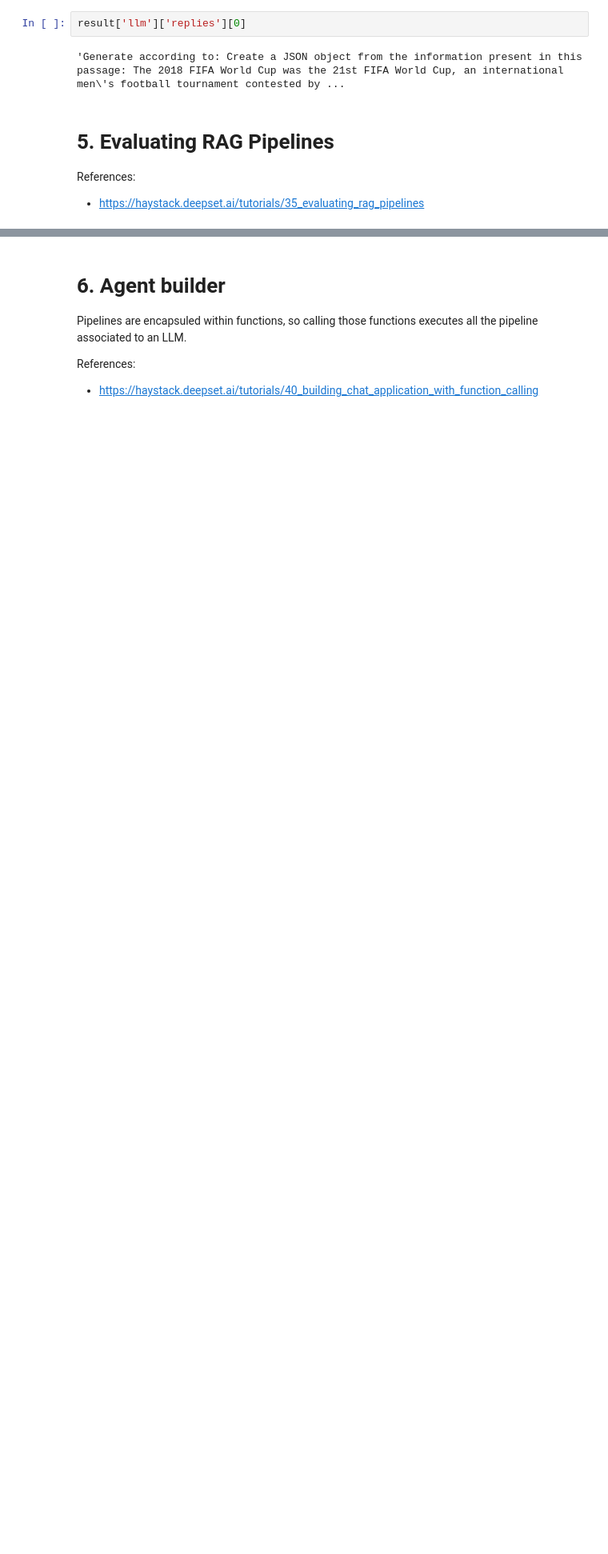
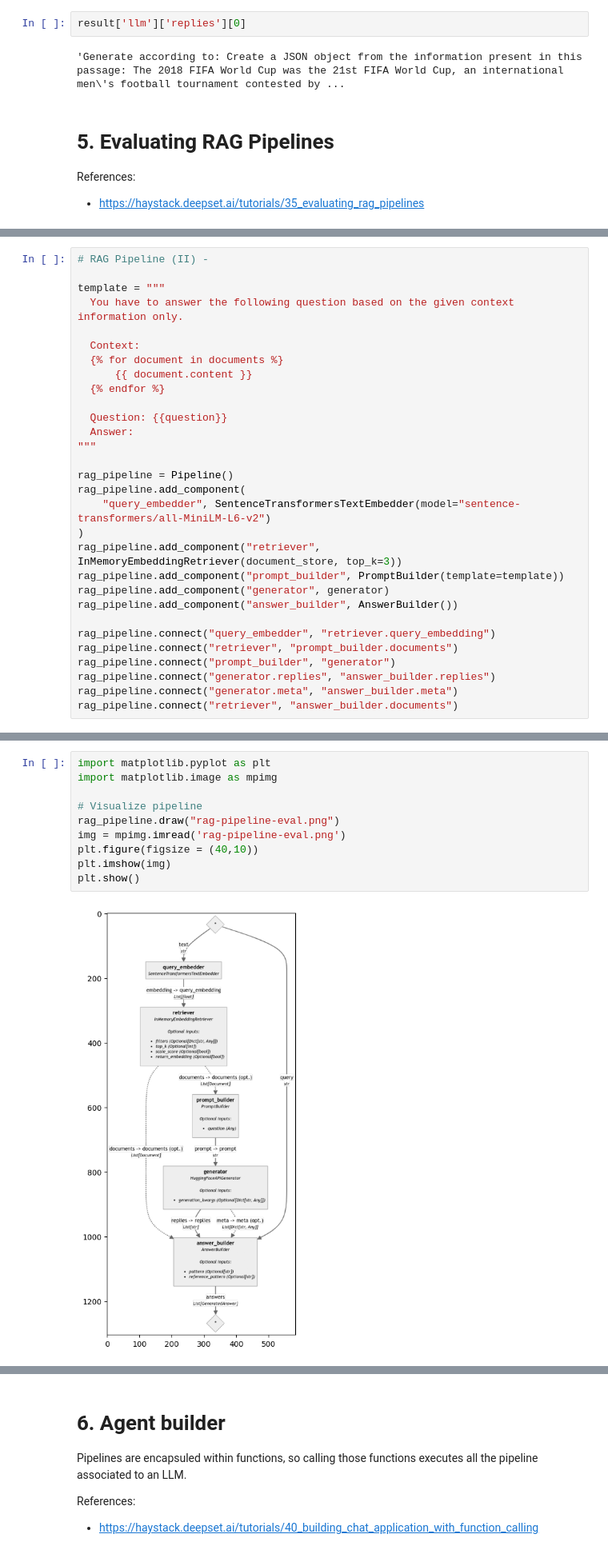
Before and after one commit to AlbertoBarbado/python-codebase, a Jupyter notebook: machine_learning/generative_ai/Haystack LLM.ipynb, the cells around one changed output, grey strips where cells are left out. Shown at 80% size. Drawn from its saved outputs; the diff is of its cells as text; blank space fills up the shorter version.

Commit message:
Bugfixing + RAG eval example

```diff
--- a/machine_learning/generative_ai/Haystack LLM.ipynb
+++ b/machine_learning/generative_ai/Haystack LLM.ipynb
@@ -664,0 +723,30 @@ References:
+# %%
+# RAG Pipeline (II) -
+
+template = """
+  You have to answer the following question based on the given context information only.
+
+  Context:
+  {% for document in documents %}
+      {{ document.content }}
+  {% endfor %}
+
+  Question: {{question}}
+  Answer:
+"""
+
+rag_pipeline = Pipeline()
+rag_pipeline.add_component(
+    "query_embedder", SentenceTransformersTextEmbedder(model="sentence-transformers/all-MiniLM-L6-v2")
+)
+rag_pipeline.add_component("retriever", InMemoryEmbeddingRetriever(document_store, top_k=3))
+rag_pipeline.add_component("prompt_builder", PromptBuilder(template=template))
+rag_pipeline.add_component("generator", generator)
+rag_pipeline.add_component("answer_builder", AnswerBuilder())
+
+rag_pipeline.connect("query_embedder", "retriever.query_embedding")
+rag_pipeline.connect("retriever", "prompt_builder.documents")
+rag_pipeline.connect("prompt_builder", "generator")
+rag_pipeline.connect("generator.replies", "answer_builder.replies")
+rag_pipeline.connect("generator.meta", "answer_builder.meta")
+rag_pipeline.connect("retriever", "answer_builder.documents")
@@ -664,0 +768,12 @@ References:
+# %%
+import matplotlib.pyplot as plt
+import matplotlib.image as mpimg
+
+# Visualize pipeline
+rag_pipeline.draw("rag-pipeline-eval.png")
+img = mpimg.imread('rag-pipeline-eval.png')
+plt.figure(figsize = (40,10))
+plt.imshow(img)
+plt.show()
+# %% [output]
+[figure, added]
```
Also changed, not shown: parts of 22 cells of this notebook, 1 other file.
